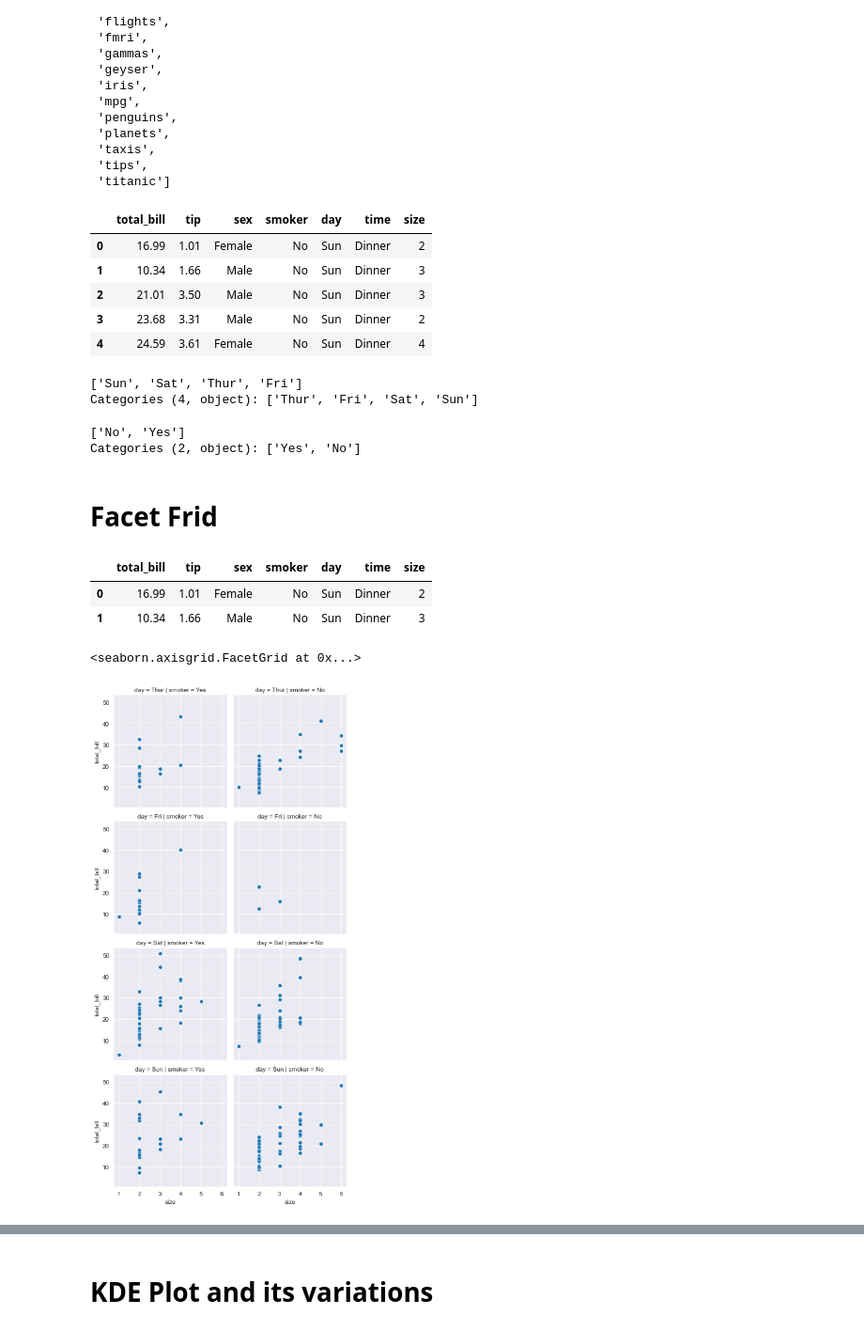
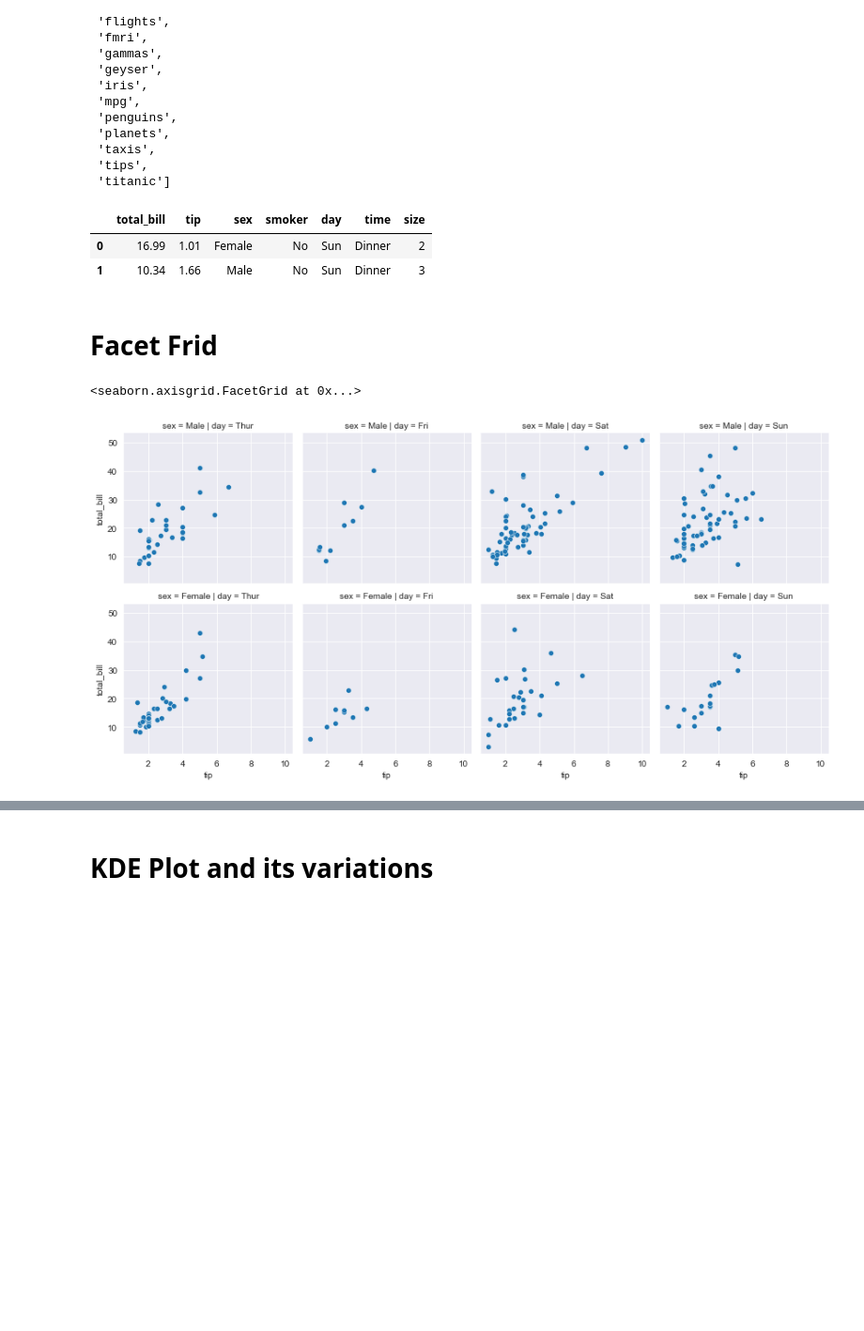
Before and after one commit to pycsr/Python_for_DataScience, a Jupyter notebook: 04_Seaborn_sns_plot_Part-2.ipynb, the cells around one changed output, grey strips where cells are left out. Shown at 94% size. Drawn from its saved outputs; the diff is of its cells as text; code cells hidden in the pictures; blank space fills up the shorter version.

```diff
--- a/04_Seaborn_sns_plot_Part-2.ipynb
+++ b/04_Seaborn_sns_plot_Part-2.ipynb
@@ -34,35 +33,16 @@ sns.get_dataset_names()
  'titanic']
 # %%
 df = sns.load_dataset("tips")
-df.head(5)
+df.head(2)
 # %% [output]
 |  | total_bill | tip | sex | smoker | day | time | size |
 | 0 | 16.99 | 1.01 | Female | No | Sun | Dinner | 2 |
 | 1 | 10.34 | 1.66 | Male | No | Sun | Dinner | 3 |
-| 2 | 21.01 | 3.50 | Male | No | Sun | Dinner | 3 |
-| 3 | 23.68 | 3.31 | Male | No | Sun | Dinner | 2 |
-| 4 | 24.59 | 3.61 | Female | No | Sun | Dinner | 4 |
-# %%
-df.day.unique()
-# %% [output]
-['Sun', 'Sat', 'Thur', 'Fri']
-Categories (4, object): ['Thur', 'Fri', 'Sat', 'Sun']
-# %%
-df.smoker.unique()
-# %% [output]
-['No', 'Yes']
-Categories (2, object): ['Yes', 'No']
 # %% [markdown]
 # Facet Frid
-# %%
-df.head(2)
-# %% [output]
-|  | total_bill | tip | sex | smoker | day | time | size |
-| 0 | 16.99 | 1.01 | Female | No | Sun | Dinner | 2 |
-| 1 | 10.34 | 1.66 | Male | No | Sun | Dinner | 3 |
 # %%
-fg = sns.FacetGrid(df,row="day",col="smoker")
-fg.map(sns.scatterplot,"size","total_bill")
+fg = sns.FacetGrid(df,row="sex",col="day")
+fg.map(sns.scatterplot,"tip","total_bill")
 # %% [output]
 <seaborn.axisgrid.FacetGrid at 0x...>
-[figure, old version]
+[figure, new version]
```
Also changed, not shown: parts of 33 cells of this notebook.
